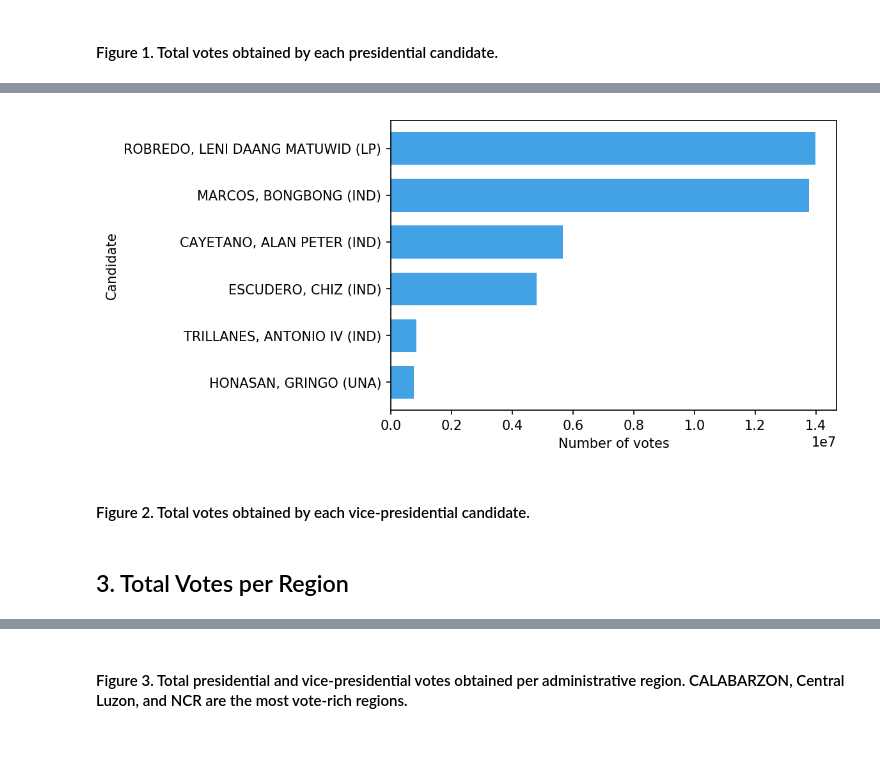
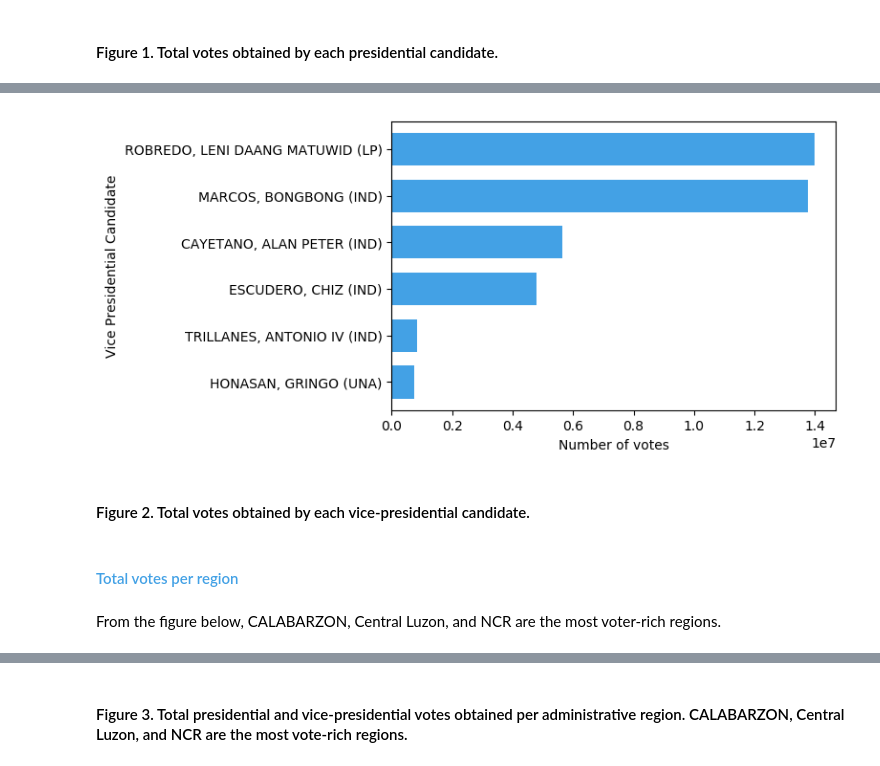
Before and after one commit to gpesleta/elections, a Jupyter notebook: PhilippineElections_Esleta.ipynb, the cells around one changed output, grey strips where cells are left out. Drawn from its saved outputs; the diff is of its cells as text; code cells hidden in the pictures.

```diff
--- a/PhilippineElections_Esleta.ipynb
+++ b/PhilippineElections_Esleta.ipynb
@@ -604,7 +777,4 @@ array(['BATANGAS', 'ABRA', 'LANAO DEL SUR', 'ILOILO', 'ILOCOS SUR',
 # %%
-with open('Datasets/vice-president_merged.pkl', 'wb') as f:
+with open('Datasets/results_vice-president_denormalized.pkl', 'wb') as f:
     pickle.dump(df_vp_merged, f)
-# %%
-with open('Datasets/vice-president_merged.pkl', 'rb') as f:
-    df_vp = pickle.load(f)
 # %%
@@ -640,9 +786,9 @@ df_vp
 # %% [markdown]
 The denormalized presidential and vice-presidential election results are explored below.
 # %%
-with open('Datasets/president_merged.pkl', 'rb') as f:
+with open('Datasets/results_president_denormalized.pkl', 'rb') as f:
     df_pres = pickle.load(f)
 # %%
-with open('Datasets/vice-president_merged.pkl', 'rb') as f:
+with open('Datasets/results_vice-president_denormalized.pkl', 'rb') as f:
     df_vp = pickle.load(f)
 # %% [markdown]
@@ -669,12 +841,14 @@ ax.set_xlabel('Number of votes');
 # %%
-fig, ax = plt.subplots(dpi=150)
+fig, ax = plt.subplots(dpi=100)
 df_vp.groupby('candidate_name')['votes'].agg(sum).sort_values(ascending=True).plot(kind='barh', color='#43a1e5', ax=ax, width=0.7)
-ax.set_ylabel('Candidate')
+ax.set_ylabel('Vice Presidential Candidate')
 ax.set_xlabel('Number of votes');
 # %% [output]
-[figure, old version]
+[figure, new version]
 # %% [markdown]
 #### Figure 2. Total votes obtained by each vice-presidential candidate.
-# %% [markdown]
-## 3. Total Votes per Region
+# %% [markdown]
+#### <font color="#43a1e5">Total votes per region</font>
+# %% [markdown]
+From the figure below, CALABARZON, Central Luzon, and NCR are the most voter-rich regions.
 # %%
```
Also changed, not shown: parts of 225 cells of this notebook, 11 other files.
